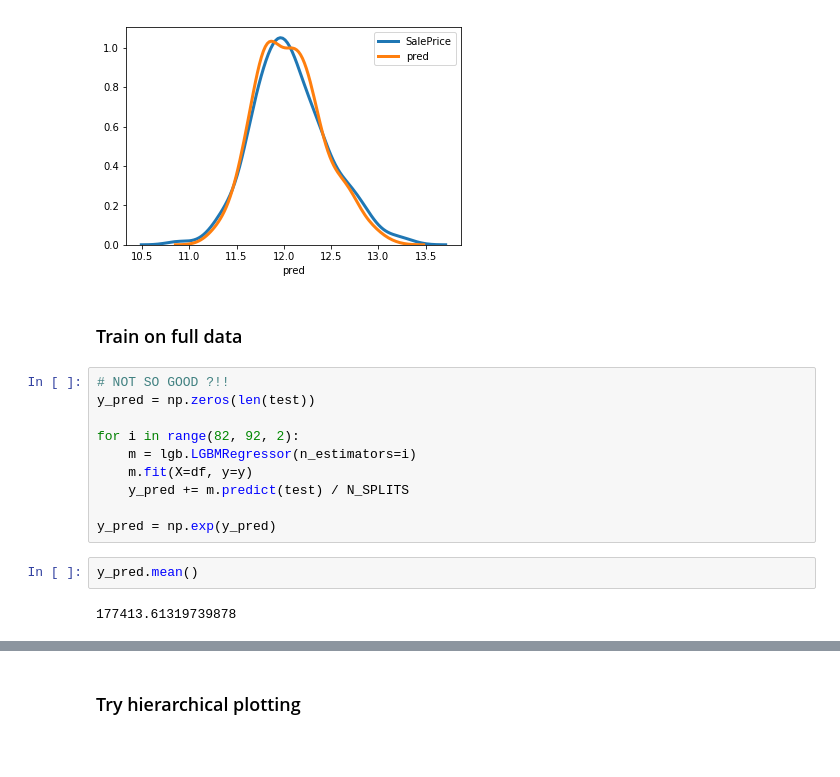
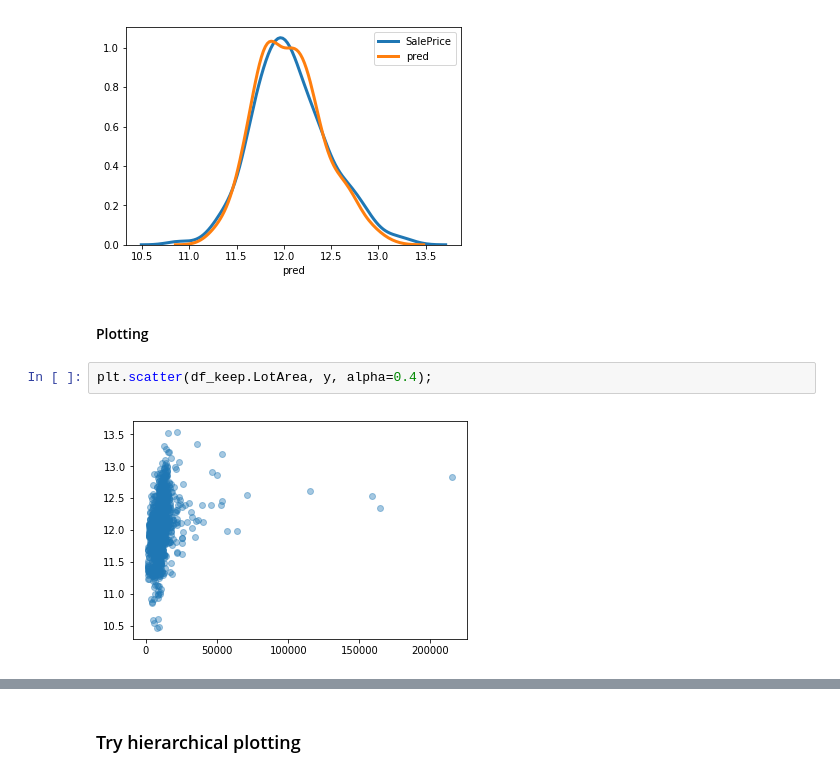
Before and after one commit to ademyanchuk/fasta_ml_course, a Jupyter notebook: lesson1-house_price-1.ipynb, the cells around one changed output, grey strips where cells are left out. Saved outputs shown, nothing was run; the diff lists cells and outputs as text; blank space fills up the shorter version.

```diff
--- a/lesson1-house_price-1.ipynb
+++ b/lesson1-house_price-1.ipynb
@@ -631,19 +627,9 @@ for c in flds[1:3]:
                  label=c)
 # %% [output]
 [figure]
-# %% [markdown]
-### Train on full data
-# %%
-# NOT SO GOOD ?!!
-y_pred = np.zeros(len(test))
-
-for i in range(82, 92, 2):
-    m = lgb.LGBMRegressor(n_estimators=i)
-    m.fit(X=df, y=y)
-    y_pred += m.predict(test) / N_SPLITS
-
-y_pred = np.exp(y_pred)
-# %%
-y_pred.mean()
-# %% [output]
-177413.61319739878
+# %% [markdown]
+#### Plotting
+# %%
+plt.scatter(df_keep.LotArea, y, alpha=0.4);
+# %% [output]
+[figure, added]
```
Also changed, not shown: parts of 52 cells of this notebook.
